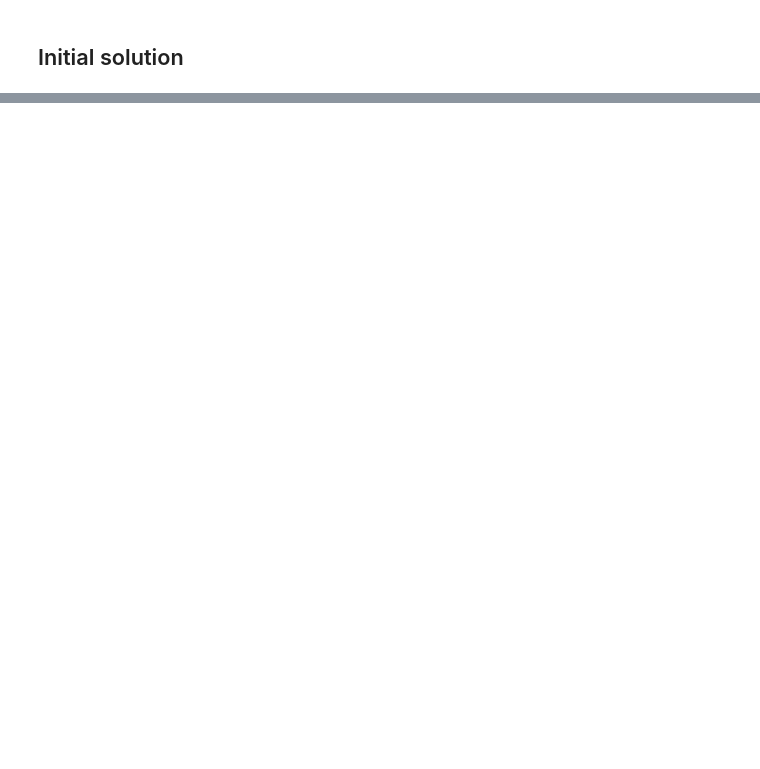
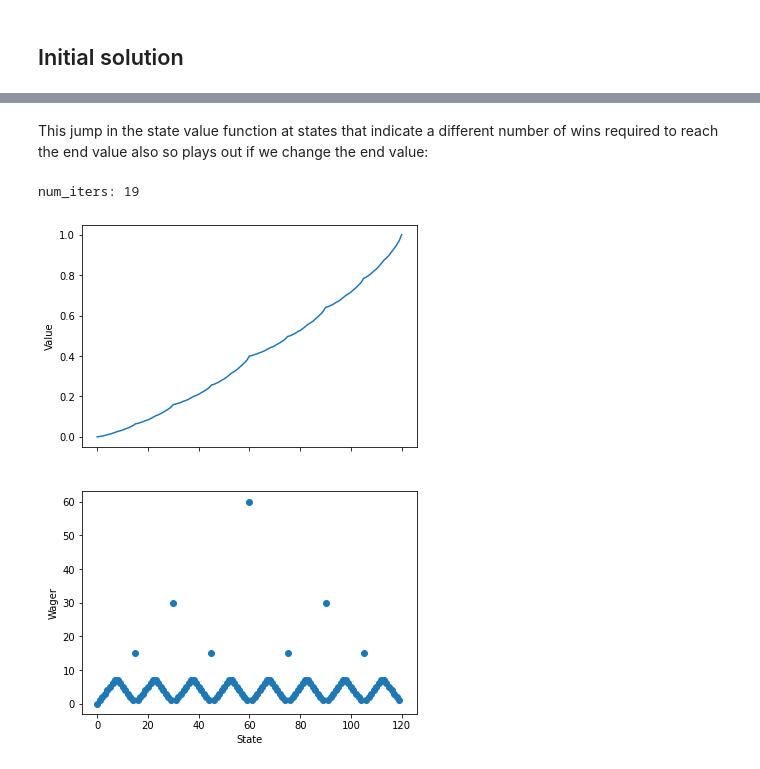
Before and after one commit to rcalef/suttonBarto2ndEd, a Jupyter notebook: ch4/ch4.ipynb, the cells around one changed output, grey strips where cells are left out. Cells and saved outputs as stored; diff of their text form; code cells hidden in the pictures; blank space fills up the shorter version.

```diff
--- a/ch4/ch4.ipynb
+++ b/ch4/ch4.ipynb
@@ -618,0 +568,7 @@ plot_action_value(final_v, 19)
+# %% [markdown]
+This jump in the state value function at states that indicate a different number of wins required to reach the end value also so plays out if we change the end value:
+# %%
+final_v_120, policy_120 = run_and_plot(end_val=120)
+# %% [output]
+num_iters: 19
+[figure, added]
```
Also changed, not shown: parts of 56 cells of this notebook.
